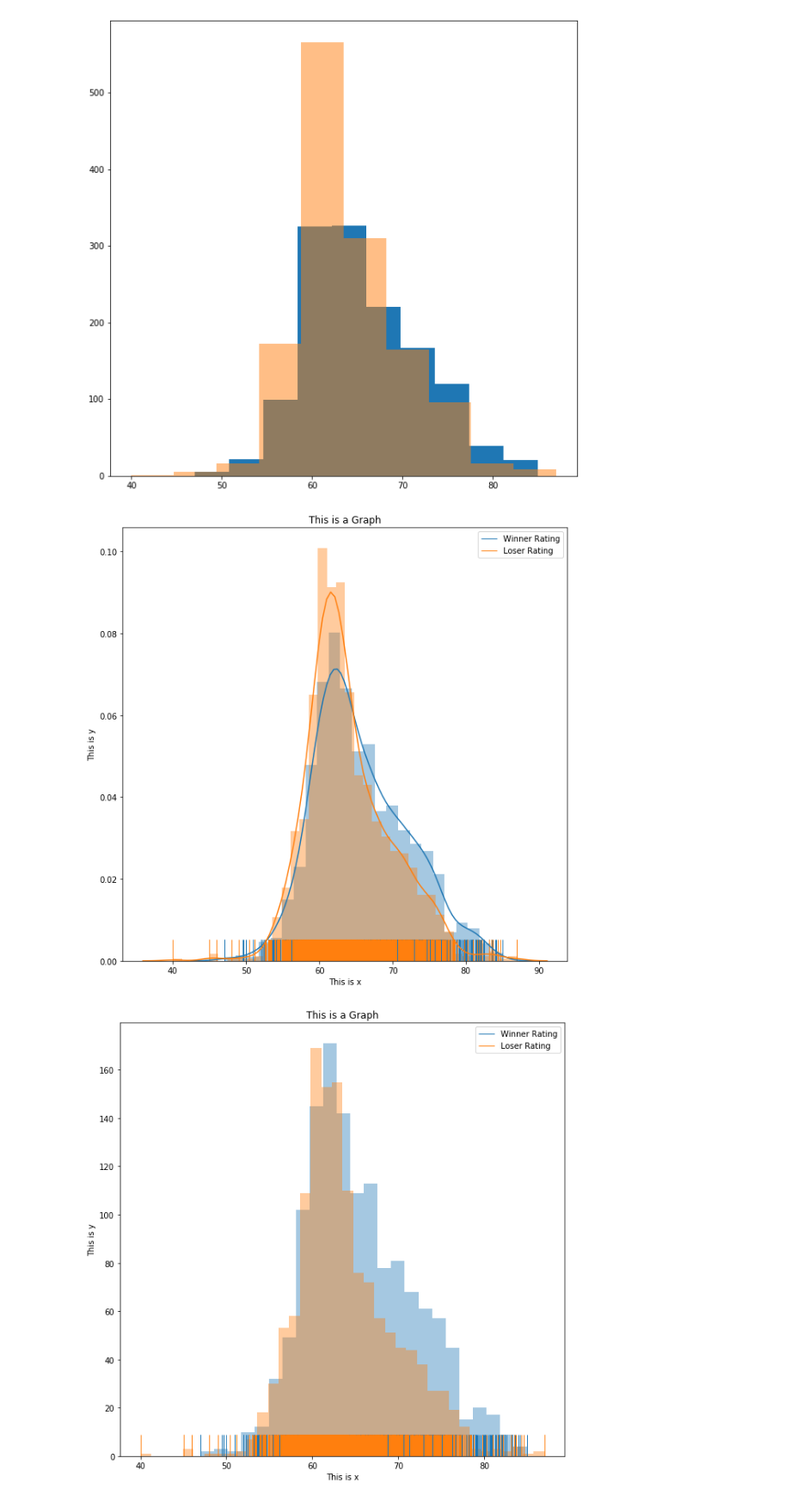
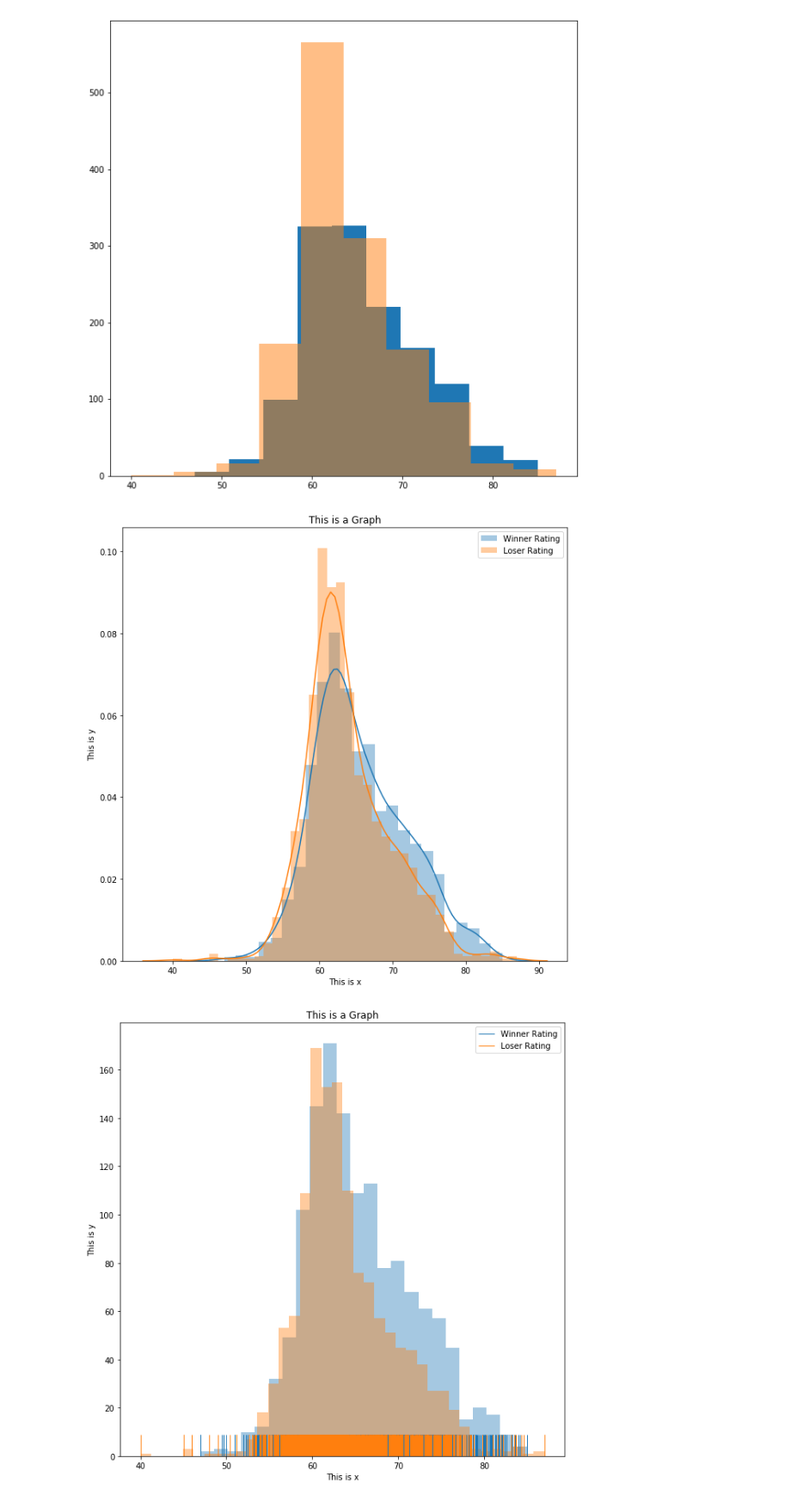
Before and after one commit to BeRT2me/soccer_investigation, a Jupyter notebook: investigate-a-dataset-soccer.ipynb, the cells around one changed output. Shown: that part at 86% size. Saved outputs shown, nothing was run; the diff lists cells and outputs as text; code cells hidden in the pictures.

```diff
--- a/investigate-a-dataset-soccer.ipynb
+++ b/investigate-a-dataset-soccer.ipynb
@@ -36,7 +36,7 @@ from xml.etree import ElementTree as ET
 # %%
 conn = sqlite3.connect('database.sqlite')
 # %%
-conn = sqlite3.connect('database.sqlite')
+'''
 tables = pd.read_sql("""SELECT *
                         FROM sqlite_master
                         WHERE type='table';""", conn)
@@ -46,4 +46,5 @@ for i in range(len(tables['name'])):
 table_df.keys()
 # Load your data and print out a few lines. Perform operations to inspect data
 #   types and look for instances of missing or possibly errant data.
+'''
 # %% [output]
@@ -142,16 +129,16 @@ def DropUnimportant(df, home):
     columns = ['team_id', 'shots_on', 'shots_off', 'fouls_commit',
        'possession', 'p1_rating', 'p2_rating', 'p3_rating', 'p4_rating',
        'p5_rating', 'p6_rating', 'p7_rating', 'p8_rating', 'p9_rating',
-       'p10_rating', 'p11_rating']
+       'p10_rating', 'p11_rating', 'home_win']
     if home:
         df.drop([ 'id', 'home_goals', 'away_goals', 'away_id', 'ap1_rating', 'ap2_rating', 'ap3_rating',
        'ap4_rating', 'ap5_rating', 'ap6_rating', 'ap7_rating', 'ap8_rating',
-       'ap9_rating', 'ap10_rating', 'ap11_rating', 'home_win'], axis=1, inplace=True)
+       'ap9_rating', 'ap10_rating', 'ap11_rating'], axis=1, inplace=True)
         df.columns = columns
     else:
         df.drop([ 'id', 'home_goals', 'away_goals', 'home_id', 'hp1_rating', 'hp2_rating', 'hp3_rating', 'hp4_rating',
        'hp5_rating', 'hp6_rating', 'hp7_rating', 'hp8_rating', 'hp9_rating',
-       'hp10_rating', 'hp11_rating', 'home_win'], axis=1, inplace=True)
+       'hp10_rating', 'hp11_rating'], axis=1, inplace=True)
         df.columns = columns
     return df
 # %%
@@ -192,0 +240,3 @@ for df in both_df:
+# %%
+loser_df.home_win = loser_df.home_win.apply(lambda x: 0 if x == 1 else 1) # Swap home_win value to make incorrect...
+# but so it works correctly with the function
@@ -192,0 +264,2 @@ for df in both_df:
+# %%
+winner_df.dropna(how='all', inplace=True)
@@ -199,15 +293,15 @@ plt.show();
 [figure]
 # %%
 plt.figure(figsize=(10, 10))
-sbs.distplot(winner_df.avg_overall_rating.dropna(), rug=True)
-sbs.distplot(loser_df.avg_overall_rating.dropna(), rug=True)
+sbs.distplot(winner_df.avg_overall_rating.dropna())
+sbs.distplot(loser_df.avg_overall_rating.dropna())
 plt.legend(labels=['Winner Rating', 'Loser Rating'])
 plt.title("This is a Graph")
 plt.xlabel("This is x")
 plt.ylabel("This is y")
 plt.show();
 # %% [output]
-[figure, old version]
+[figure, new version]
 # %%
 plt.figure(figsize=(10, 10))
 sbs.distplot(winner_df.avg_overall_rating.dropna(), kde=False, rug=True)
```
Also changed, not shown: parts of 33 cells of this notebook, 2 other files.
